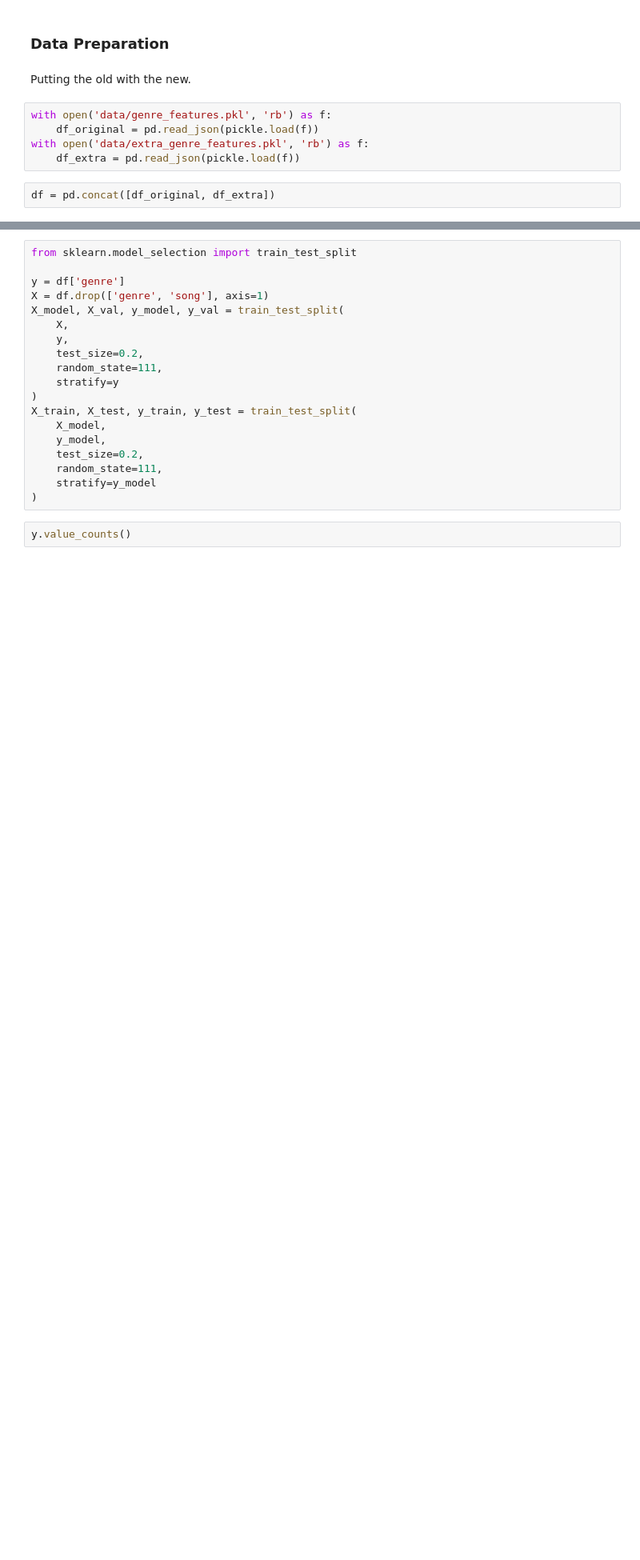
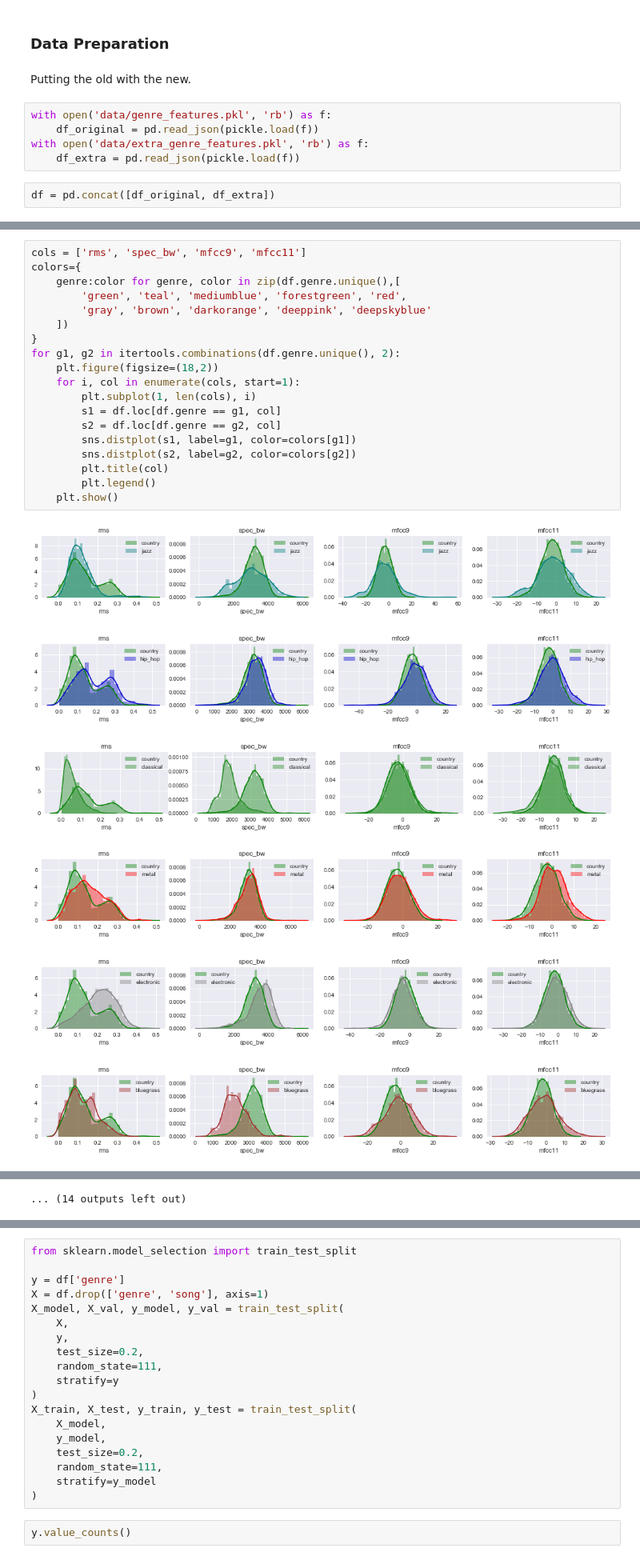
Before and after one commit to Patrickbfuller/classify_genre, a Jupyter notebook: extra_genres.ipynb, the cells around one changed output, grey strips where cells are left out. Shown at 80% size. Saved outputs shown, nothing was run; the diff lists cells and outputs as text; blank space fills up the shorter version.

```diff
--- a/extra_genres.ipynb
+++ b/extra_genres.ipynb
@@ -65,0 +111,26 @@ df = pd.concat([df_original, df_extra])
+# %%
+cols = ['rms', 'spec_bw', 'mfcc9', 'mfcc11']
+colors={
+    genre:color for genre, color in zip(df.genre.unique(),[
+        'green', 'teal', 'mediumblue', 'forestgreen', 'red',
+        'gray', 'brown', 'darkorange', 'deeppink', 'deepskyblue'
+    ])
+}
+for g1, g2 in itertools.combinations(df.genre.unique(), 2):
+    plt.figure(figsize=(18,2))
+    for i, col in enumerate(cols, start=1):
+        plt.subplot(1, len(cols), i)
+        s1 = df.loc[df.genre == g1, col]
+        s2 = df.loc[df.genre == g2, col]
+        sns.distplot(s1, label=g1, color=colors[g1])
+        sns.distplot(s2, label=g2, color=colors[g2])
+        plt.title(col)
+        plt.legend()
+    plt.show()
+# %% [output]
+[figure, added]
+[figure, added]
+[figure, added]
+[figure, added]
+[figure, added]
+[figure, added]
@@ -65,0 +143 @@ df = pd.concat([df_original, df_extra])
+... (14 outputs left out)
```
Also changed, not shown: parts of 27 cells of this notebook, 3 other files.
